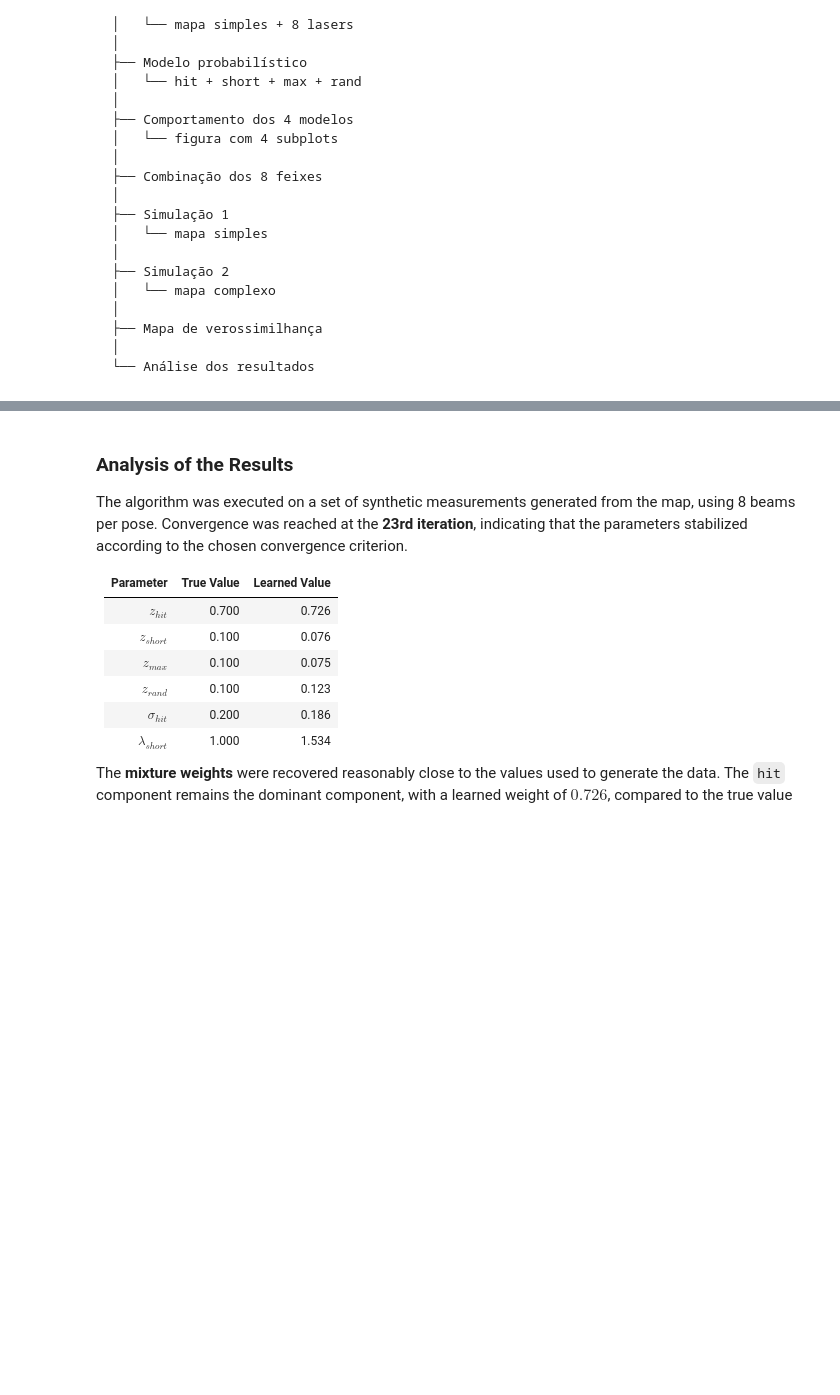
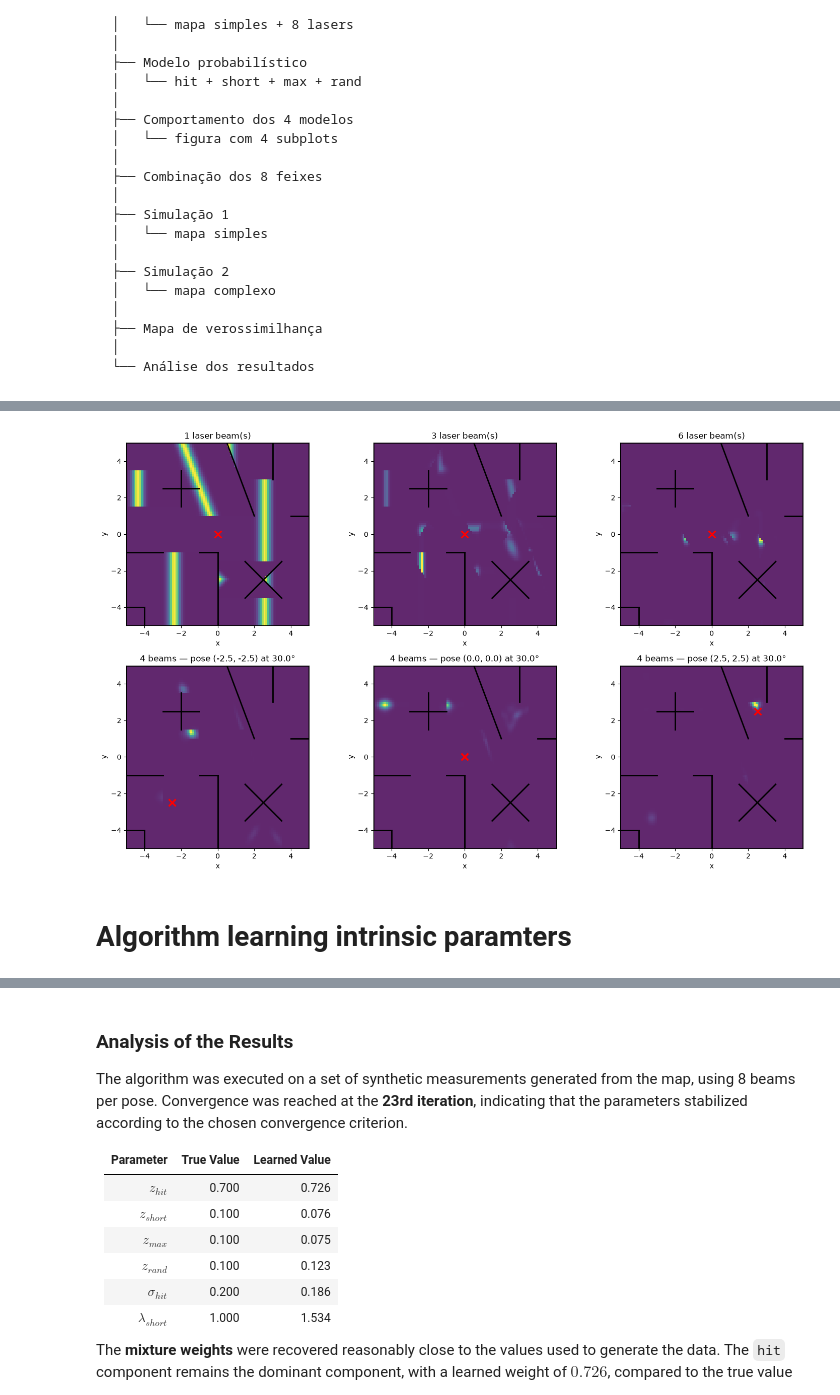
Before and after one commit to jtu-hub/UFRJ-COE-841, a Jupyter notebook: trabalho 2.ipynb, the cells around one changed output, grey strips where cells are left out. Cells and saved outputs as stored; diff of their text form; code cells hidden in the pictures; blank space fills up the shorter version.

```diff
--- a/trabalho 2.ipynb
+++ b/trabalho 2.ipynb
@@ -729,3 +744,11 @@ plt.show()
+# %%
+plot_beam_range_finder_experiments(
+    theta=np.deg2rad(30)
+)
+# %% [output]
+[figure, added]
+# %% [markdown]
+# Algorithm learning intrinsic paramters
 # %%
 def run_parameter_learning_experiment(
     obstacle_map,
```
Also changed, not shown: parts of 21 cells of this notebook.
